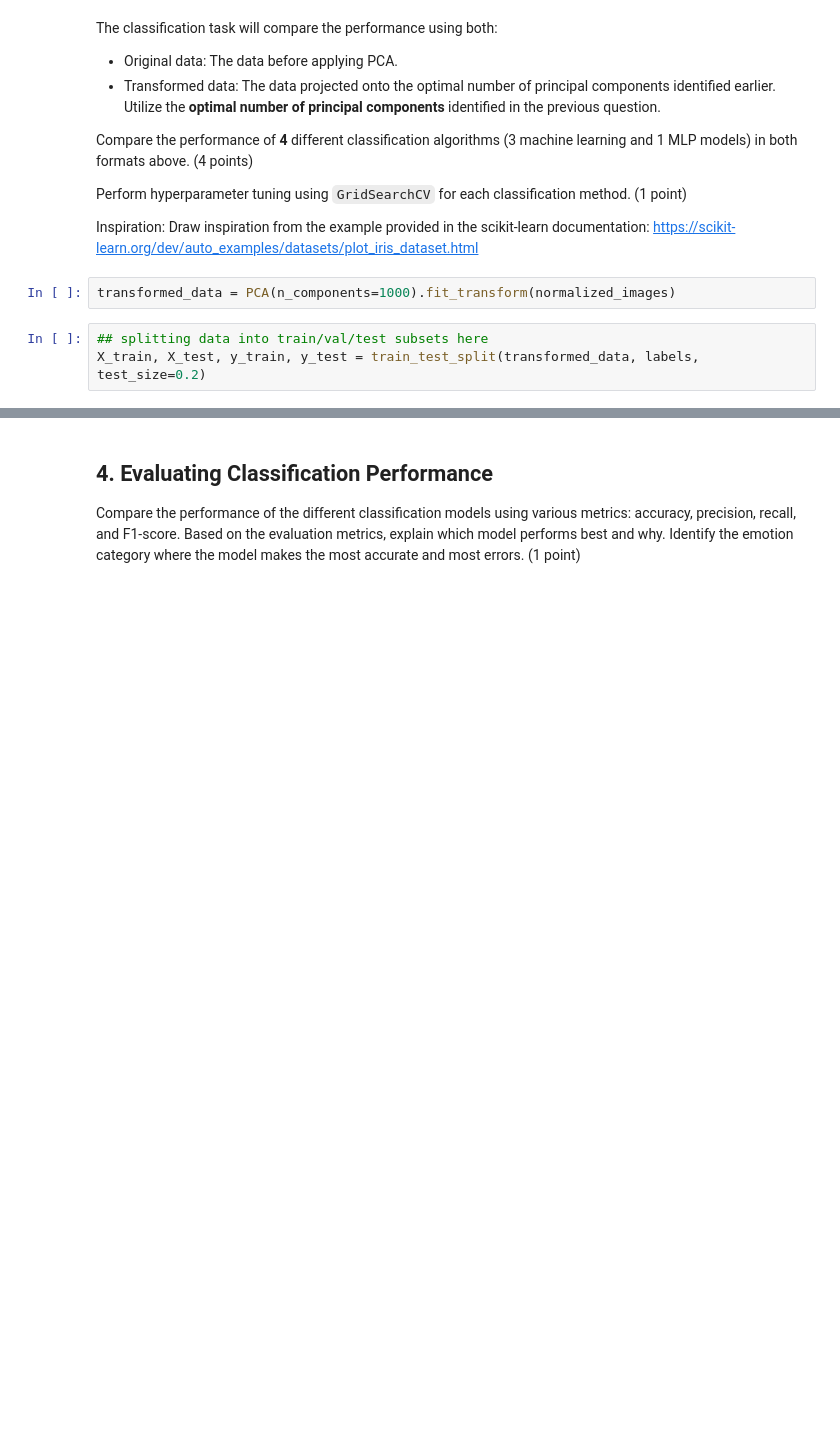
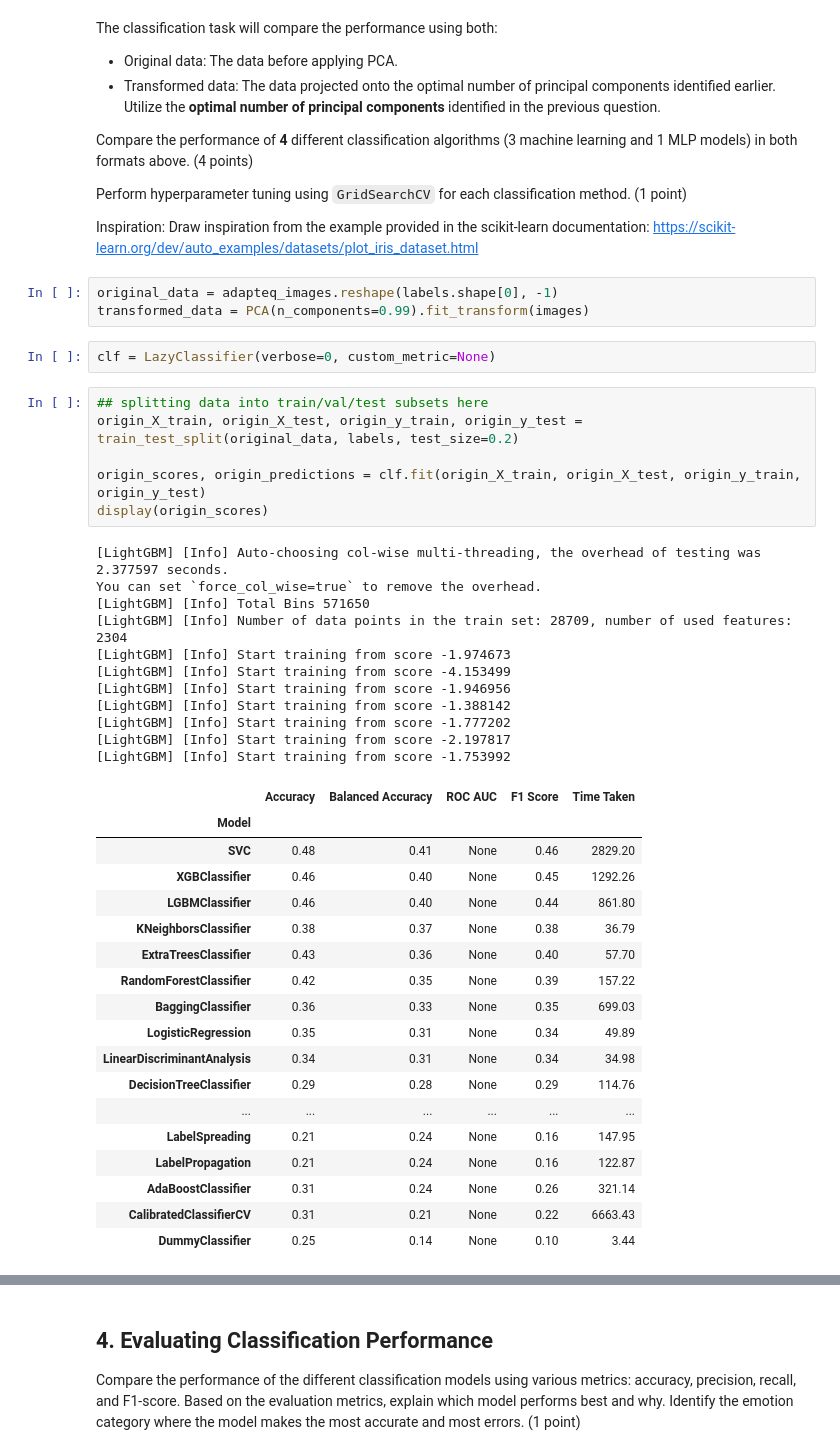
Before and after one commit to quochuy242/Fundamental-ML, a Jupyter notebook: notebooks/test-eda.ipynb, the cells around one changed output, grey strips where cells are left out. Drawn from its saved outputs; the diff is of its cells as text; blank space fills up the shorter version.

```diff
--- a/notebooks/test-eda.ipynb
+++ b/notebooks/test-eda.ipynb
@@ -189,8 +274,44 @@ Compare the performance of **4** different classification algorithms (3 machine
 Perform hyperparameter tuning using `GridSearchCV` for each classification method. (1 point)
 
 Inspiration: Draw inspiration from the example provided in the scikit-learn documentation: https://scikit-learn.org/dev/auto_examples/datasets/plot_iris_dataset.html
-# %%
-transformed_data = PCA(n_components=1000).fit_transform(normalized_images)
+# %%
+original_data = adapteq_images.reshape(labels.shape[0], -1)
+transformed_data = PCA(n_components=0.99).fit_transform(images)
+# %%
+clf = LazyClassifier(verbose=0, custom_metric=None)
 # %%
 ## splitting data into train/val/test subsets here
-X_train, X_test, y_train, y_test = train_test_split(transformed_data, labels, test_size=0.2)
+origin_X_train, origin_X_test, origin_y_train, origin_y_test = train_test_split(original_data, labels, test_size=0.2)
+
+origin_scores, origin_predictions = clf.fit(origin_X_train, origin_X_test, origin_y_train, origin_y_test)
+display(origin_scores)
+# %% [output]
+[LightGBM] [Info] Auto-choosing col-wise multi-threading, the overhead of testing was 2.377597 seconds.
+You can set `force_col_wise=true` to remove the overhead.
+[LightGBM] [Info] Total Bins 571650
+[LightGBM] [Info] Number of data points in the train set: 28709, number of used features: 2304
+[LightGBM] [Info] Start training from score -1.974673
+[LightGBM] [Info] Start training from score -4.153499
+[LightGBM] [Info] Start training from score -1.946956
+[LightGBM] [Info] Start training from score -1.388142
+[LightGBM] [Info] Start training from score -1.777202
+[LightGBM] [Info] Start training from score -2.197817
+[LightGBM] [Info] Start training from score -1.753992
+|  | Accuracy | Balanced Accuracy | ROC AUC | F1 Score | Time Taken |
+| Model |  |  |  |  |  |
+| SVC | 0.48 | 0.41 | None | 0.46 | 2829.20 |
+| XGBClassifier | 0.46 | 0.40 | None | 0.45 | 1292.26 |
+| LGBMClassifier | 0.46 | 0.40 | None | 0.44 | 861.80 |
+| KNeighborsClassifier | 0.38 | 0.37 | None | 0.38 | 36.79 |
+| ExtraTreesClassifier | 0.43 | 0.36 | None | 0.40 | 57.70 |
+| RandomForestClassifier | 0.42 | 0.35 | None | 0.39 | 157.22 |
+| BaggingClassifier | 0.36 | 0.33 | None | 0.35 | 699.03 |
+| LogisticRegression | 0.35 | 0.31 | None | 0.34 | 49.89 |
+| LinearDiscriminantAnalysis | 0.34 | 0.31 | None | 0.34 | 34.98 |
+| DecisionTreeClassifier | 0.29 | 0.28 | None | 0.29 | 114.76 |
+| ... | ... | ... | ... | ... | ... |
+| LabelSpreading | 0.21 | 0.24 | None | 0.16 | 147.95 |
+| LabelPropagation | 0.21 | 0.24 | None | 0.16 | 122.87 |
+| AdaBoostClassifier | 0.31 | 0.24 | None | 0.26 | 321.14 |
+| CalibratedClassifierCV | 0.31 | 0.21 | None | 0.22 | 6663.43 |
+| DummyClassifier | 0.25 | 0.14 | None | 0.10 | 3.44 |
```
Also changed, not shown: parts of 16 cells of this notebook.
